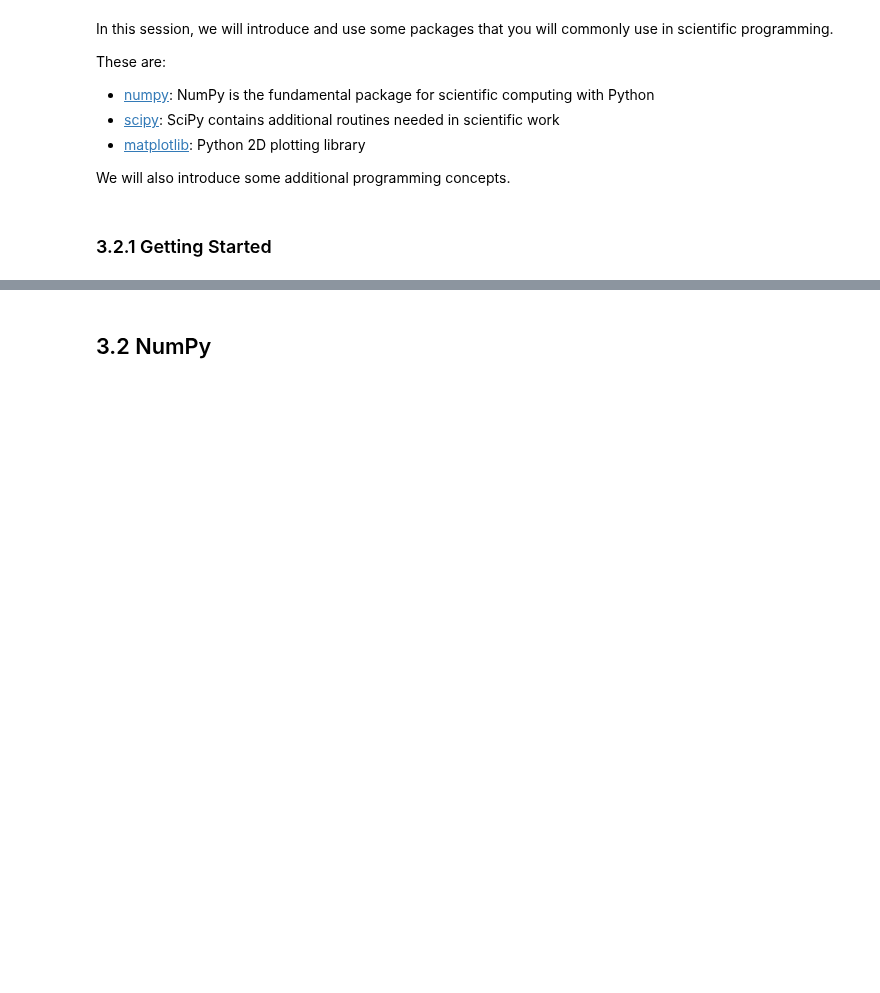
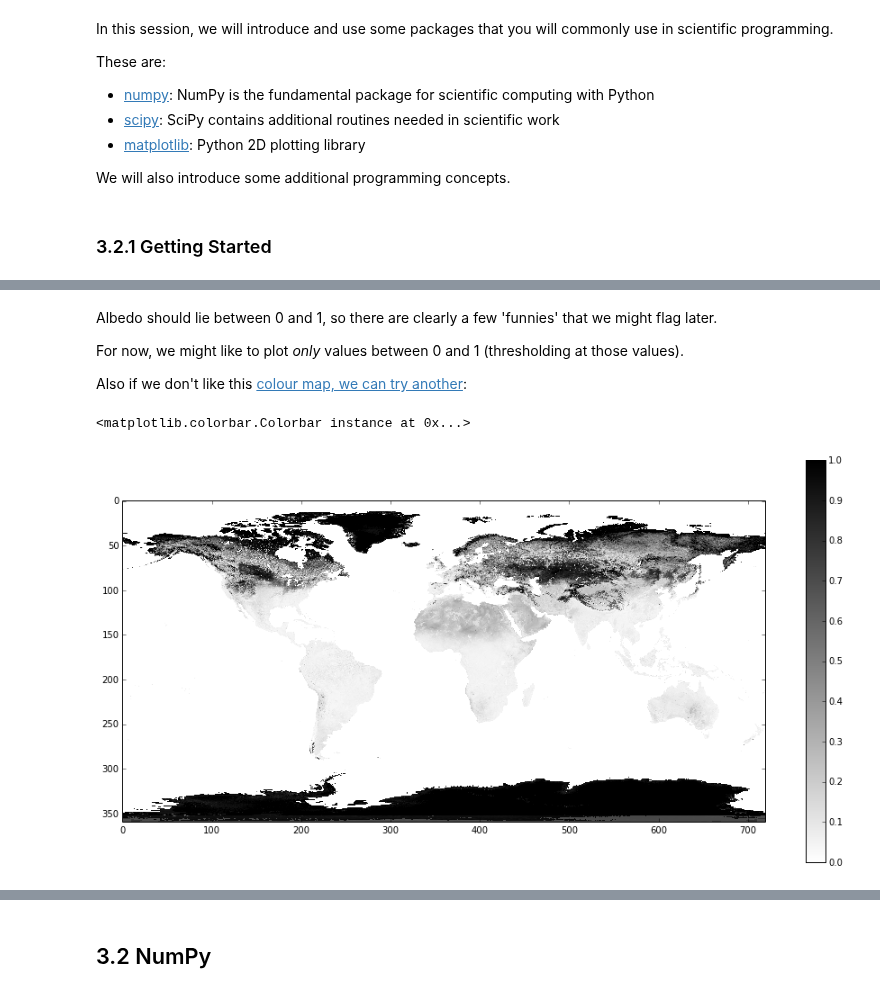
Before and after one commit to profLewis/geogg122, a Jupyter notebook: Chapter3_Scientific_Numerical_Python/Scientific_Numerical_Python.ipynb, the cells around one changed output, grey strips where cells are left out. Saved outputs shown, nothing was run; the diff lists cells and outputs as text; code cells hidden in the pictures; blank space fills up the shorter version.

```diff
--- a/Chapter3_Scientific_Numerical_Python/Scientific_Numerical_Python.ipynb
+++ b/Chapter3_Scientific_Numerical_Python/Scientific_Numerical_Python.ipynb
@@ -48,0 +163,20 @@ http://www.globalbedo.org/GlobAlbedo78/mosaics/2011/0.5/monthly/GlobAlbedo.20110
+# %% [markdown]
+Albedo should lie between 0 and 1, so there are clearly a few 'funnies' that we might flag later.
+
+For now, we might like to plot *only* values between 0 and 1 (thresholding at those values).
+
+Also if we don't like this [colour map, we can try another](http://wiki.scipy.org/Cookbook/Matplotlib/Show_colormaps):
+# %%
+import pylab as plt
+
+# change the figure size
+plt.figure(figsize=(16, 8))
+
+# use nearest neighbour interpolation
+plt.imshow(albedo[0],interpolation='nearest',cmap=plt.get_cmap('binary'),vmin=0.0,vmax=1.0)
+
+# show a colour bar
+plt.colorbar()
+# %% [output]
+<matplotlib.colorbar.Colorbar instance at 0x...>
+[figure, added]
```
Also changed, not shown: parts of 21 cells of this notebook, 21 other files.
